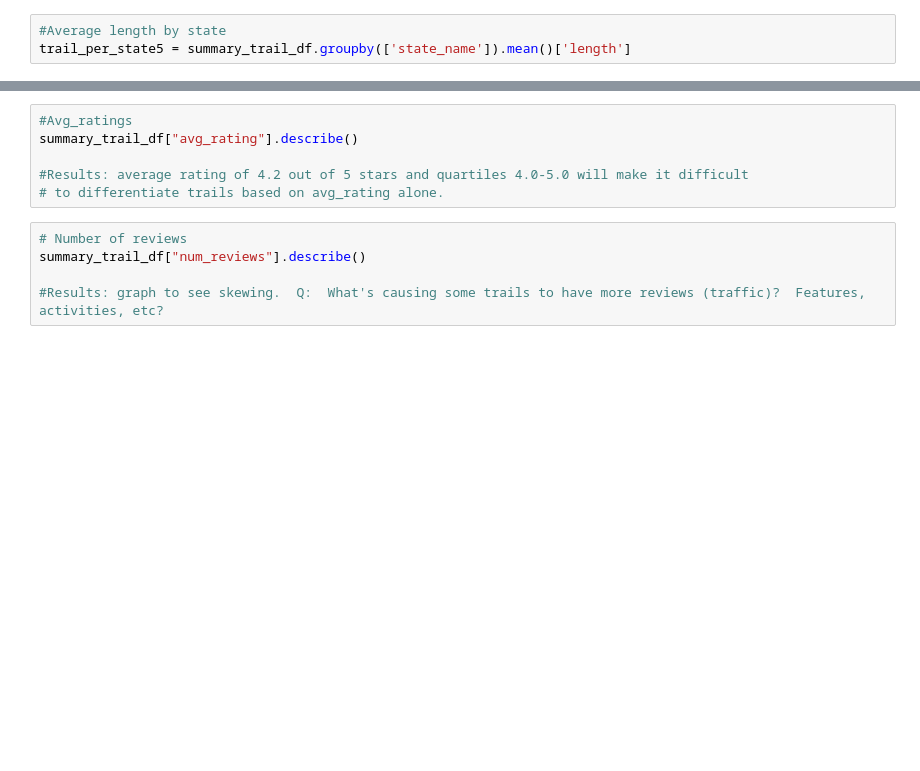
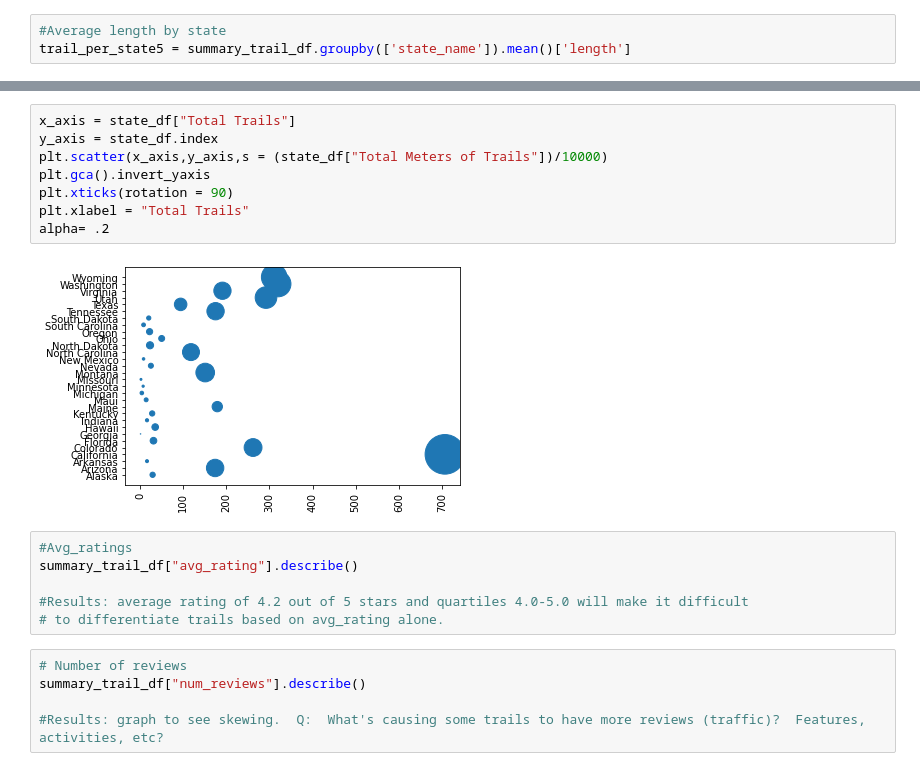
Before and after one commit to jgoeman/Jog-Your-Memory, a Jupyter notebook: Summary_Stats.ipynb, the cells around one changed output, grey strips where cells are left out. Cells and saved outputs as stored; diff of their text form; blank space fills up the shorter version.

```diff
--- a/Summary_Stats.ipynb
+++ b/Summary_Stats.ipynb
@@ -48,3 +186,13 @@ plt.gca().invert_yaxis
+# %%
+x_axis = state_df["Total Trails"]
+y_axis = state_df.index
+plt.scatter(x_axis,y_axis,s = (state_df["Total Meters of Trails"])/10000)
+plt.gca().invert_yaxis
+plt.xticks(rotation = 90)
+plt.xlabel = "Total Trails"
+alpha= .2
+# %% [output]
+[figure, added]
 # %%
 #Avg_ratings
 summary_trail_df["avg_rating"].describe()
```
Also changed, not shown: parts of 9 cells of this notebook, 1 other file.
